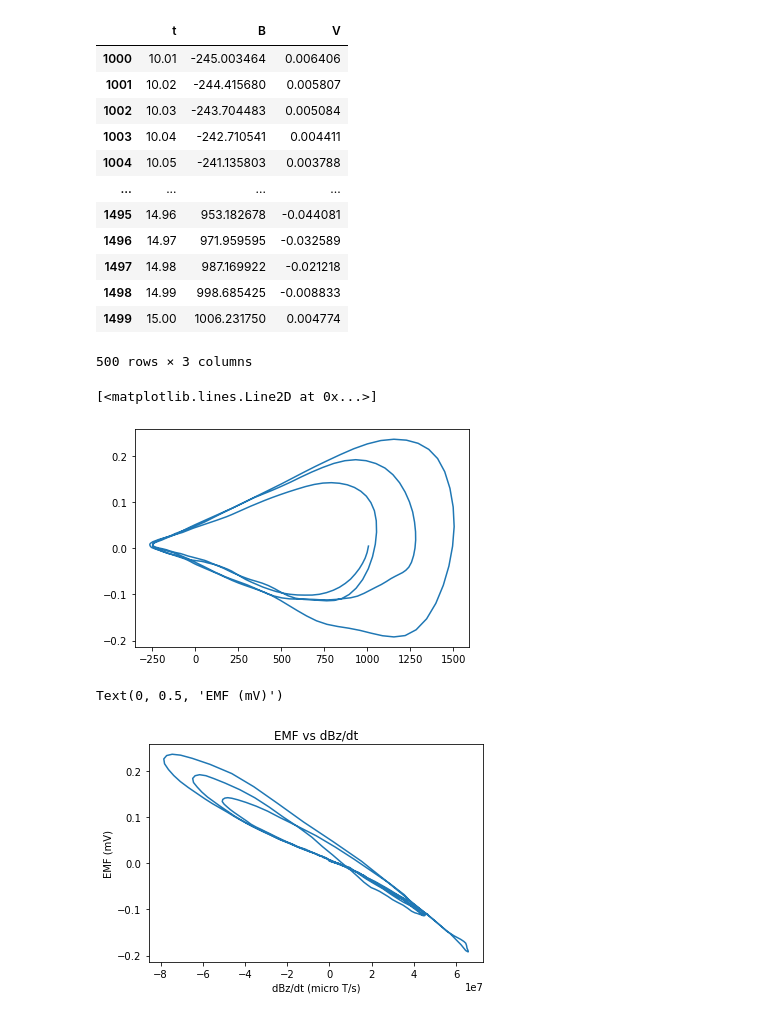
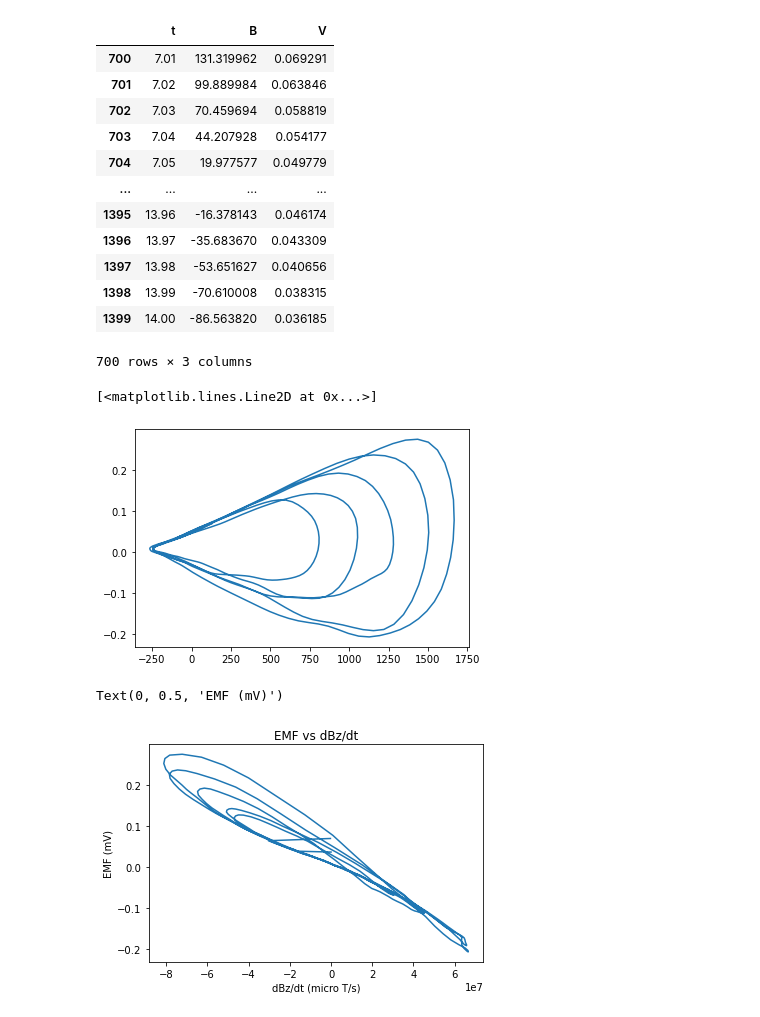
Before and after one commit to evilpegasus/physics5bl, a Jupyter notebook: faraday/faraday.ipynb, the cells around one changed output. Saved outputs shown, nothing was run; the diff lists cells and outputs as text; code cells hidden in the pictures.

```diff
--- a/faraday/faraday.ipynb
+++ b/faraday/faraday.ipynb
@@ -8,27 +8,27 @@ from scipy.optimize import curve_fit
 df = pd.read_csv('data/experiment2.csv')
 df.columns = ["t", "B", "V"]
 # %%
-df = df[500:1400]
+df = df[700:1400]
 df
 # %% [output]
 |  | t | B | V |
-| 1000 | 10.01 | -245.003464 | 0.006406 |
-| 1001 | 10.02 | -244.415680 | 0.005807 |
-| 1002 | 10.03 | -243.704483 | 0.005084 |
-| 1003 | 10.04 | -242.710541 | 0.004411 |
-| 1004 | 10.05 | -241.135803 | 0.003788 |
+| 700 | 7.01 | 131.319962 | 0.069291 |
+| 701 | 7.02 | 99.889984 | 0.063846 |
+| 702 | 7.03 | 70.459694 | 0.058819 |
+| 703 | 7.04 | 44.207928 | 0.054177 |
+| 704 | 7.05 | 19.977577 | 0.049779 |
 | ... | ... | ... | ... |
-| 1495 | 14.96 | 953.182678 | -0.044081 |
-| 1496 | 14.97 | 971.959595 | -0.032589 |
-| 1497 | 14.98 | 987.169922 | -0.021218 |
-| 1498 | 14.99 | 998.685425 | -0.008833 |
-| 1499 | 15.00 | 1006.231750 | 0.004774 |
+| 1395 | 13.96 | -16.378143 | 0.046174 |
+| 1396 | 13.97 | -35.683670 | 0.043309 |
+| 1397 | 13.98 | -53.651627 | 0.040656 |
+| 1398 | 13.99 | -70.610008 | 0.038315 |
+| 1399 | 14.00 | -86.563820 | 0.036185 |
-500 rows × 3 columns
+700 rows × 3 columns
 # %%
 plt.plot(df['B'], df['V'])
 # %% [output]
 [<matplotlib.lines.Line2D at 0x...>]
-[figure, old version]
+[figure, new version]
 # %%
 x = df['t'].to_numpy()
 y = df['B'].to_numpy()
@@ -43,7 +43,7 @@ plt.xlabel("dBz/dt (micro T/s)")
 plt.ylabel("EMF (mV)")
 # %% [output]
 Text(0, 0.5, 'EMF (mV)')
-[figure, old version]
+[figure, new version]
 # %%
 def func_to_fit(dBdt, m):
     return m * dBdt
```
Also changed, not shown: parts of 6 cells of this notebook.
